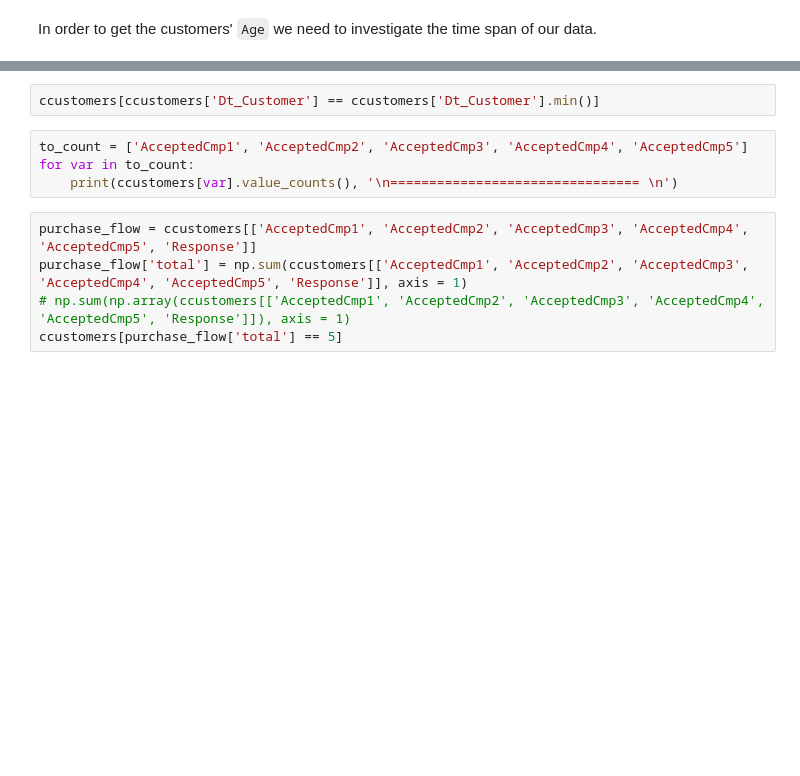
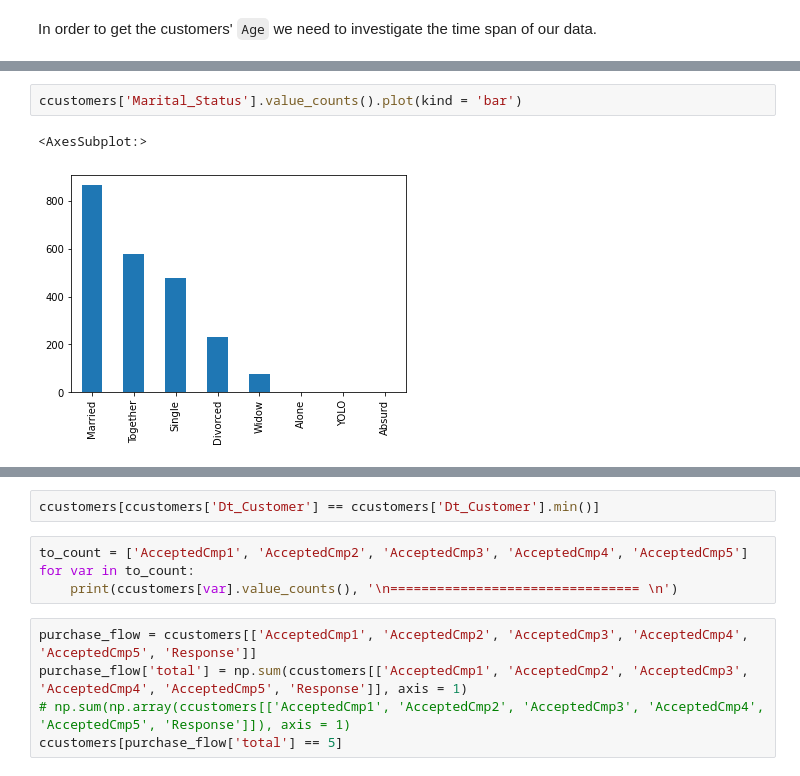
Before and after one commit to renanfmoises/consumer-behavior-analytics, a Jupyter notebook: notebooks/02. Consumer Behavior Analytics - Data Analysis.ipynb, the cells around one changed output, grey strips where cells are left out. Cells and saved outputs as stored; diff of their text form; blank space fills up the shorter version.

```diff
--- a/notebooks/02. Consumer Behavior Analytics - Data Analysis.ipynb
+++ b/notebooks/02. Consumer Behavior Analytics - Data Analysis.ipynb
@@ -88,0 +112,5 @@ Our data spans throughout 99 weeks.
+# %%
+ccustomers['Marital_Status'].value_counts().plot(kind = 'bar')
+# %% [output]
+<AxesSubplot:>
+[figure, added]
```
Also changed, not shown: parts of 7 cells of this notebook, 2 other files.
